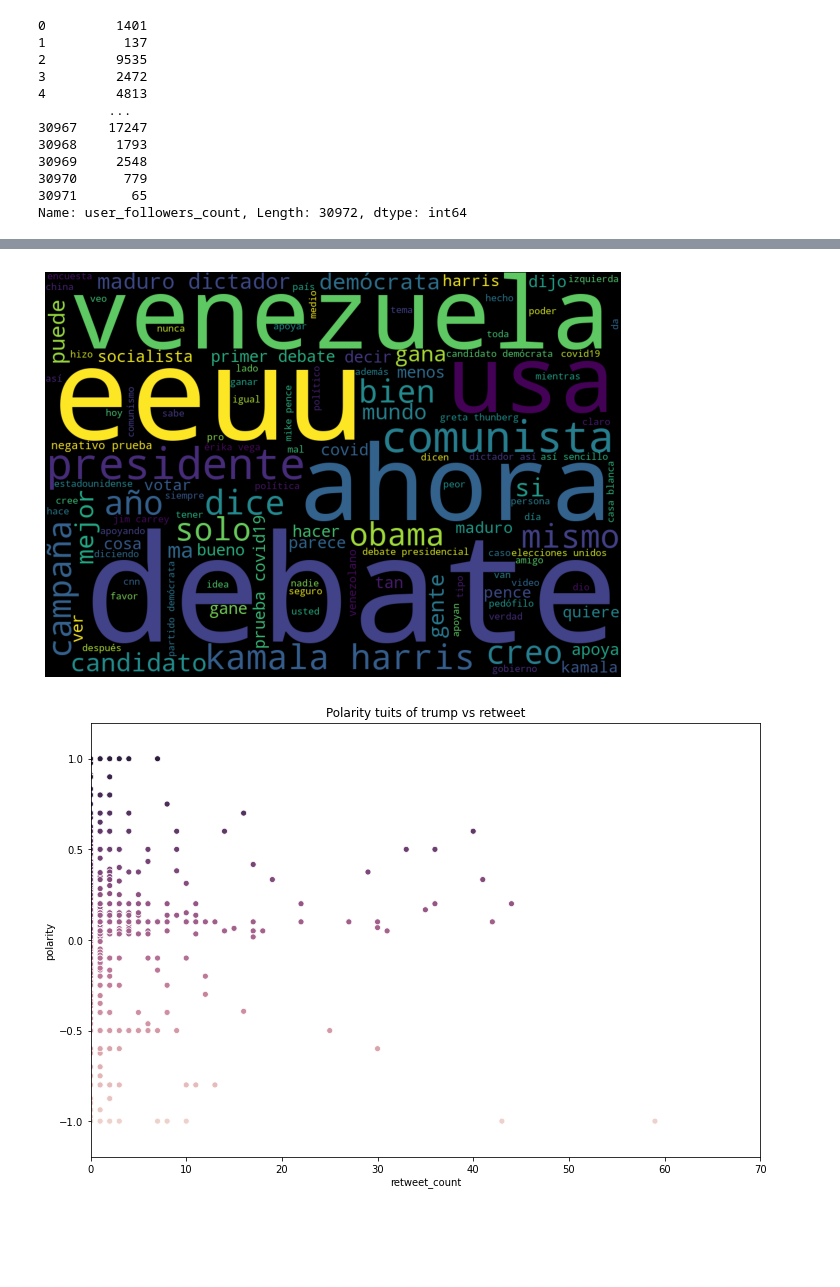
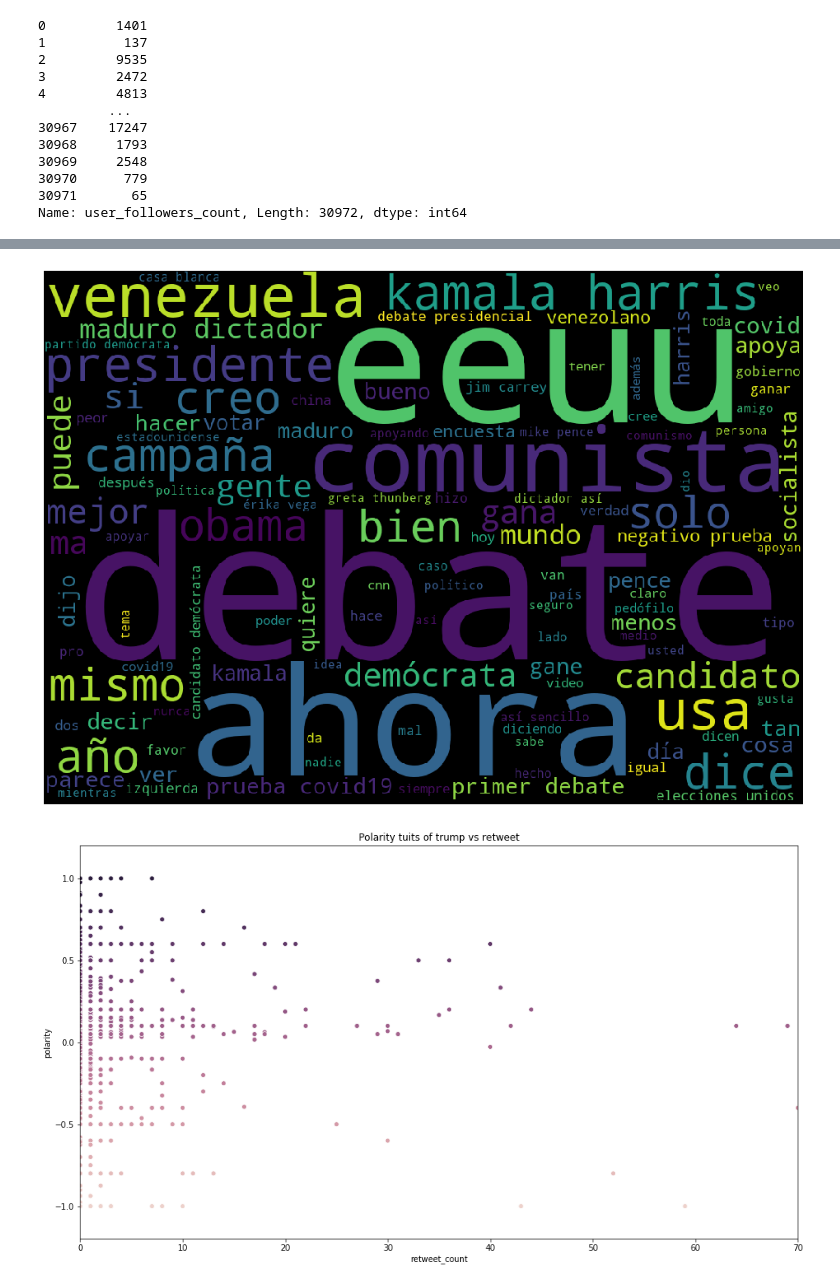
Before and after one commit to AnthonyPernia/TuitsAnalyzerElectionsUnitedStates2020, a Jupyter notebook: analysis_of_tweets.ipynb, the cells around one changed output, grey strips where cells are left out. Drawn from its saved outputs; the diff is of its cells as text; code cells hidden in the pictures; blank space fills up the shorter version.

```diff
--- a/analysis_of_tweets.ipynb
+++ b/analysis_of_tweets.ipynb
@@ -236,24 +236,24 @@ plt.show()
 # %%
-plt.figure(figsize=(8,8), facecolor=None)
+plt.figure(figsize=(16,9), facecolor=None)
 plt.imshow(wordcloud_b)
 plt.axis('off')
 plt.tight_layout(pad=0)
-plt.savefig('b_wordcloud.png')
+plt.savefig('images/b_wordcloud.png')
 plt.show()
 # %% [output]
-[figure, old version]
+[figure, new version]
 # %%
 df_af = df_a[df_a['polarity'] != 0]
 df_bf = df_b[df_b['polarity'] != 0]
 # %%
 fig, ax = plt.subplots()
-fig.set_size_inches(12, 8)
+fig.set_size_inches(16, 9)
 plt.title(f'Polarity tuits of {topico_a} vs retweet')
 plt.xlim(0,70)
 plt.ylim(-1.2,1.2)
 sns.scatterplot(data=df_af, x='retweet_count', y="polarity", hue="polarity", legend=False, ax=ax)
-plt.savefig('a_polarity.png')
+plt.savefig('images/a_polarity.png')
 # %% [output]
-[figure, old version]
+[figure, new version]
 # %%
 fig, ax = plt.subplots()
```
Also changed, not shown: parts of 15 cells of this notebook, 7 other files.
